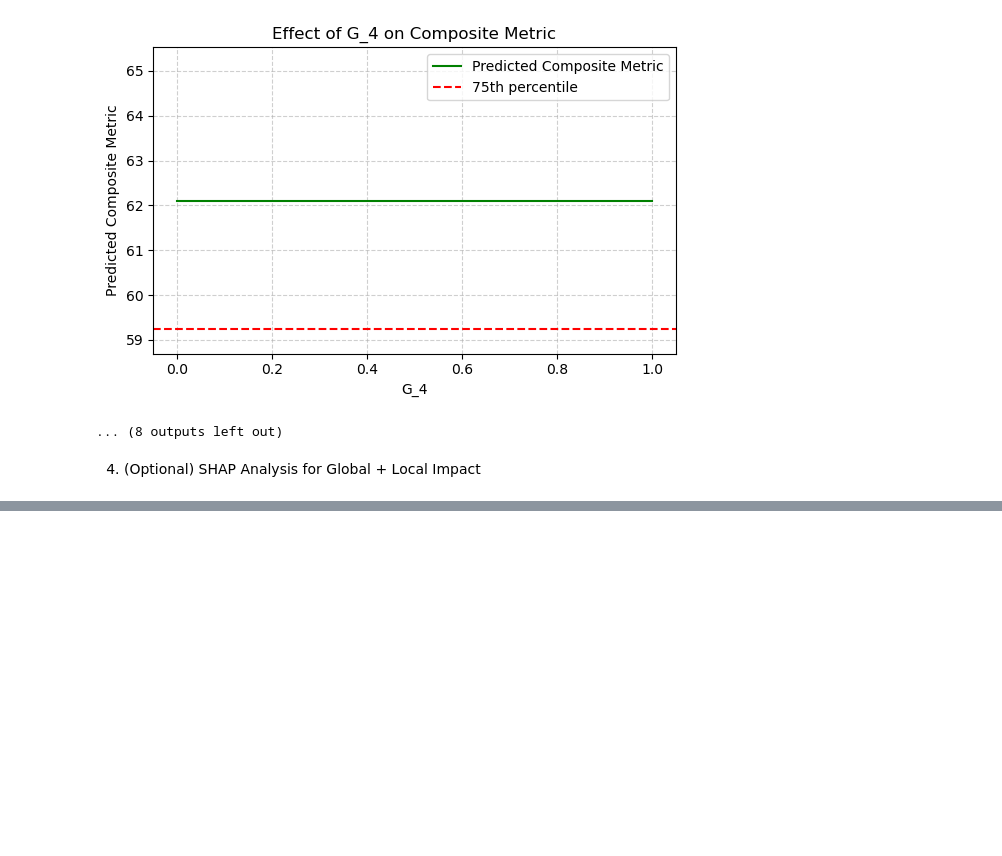
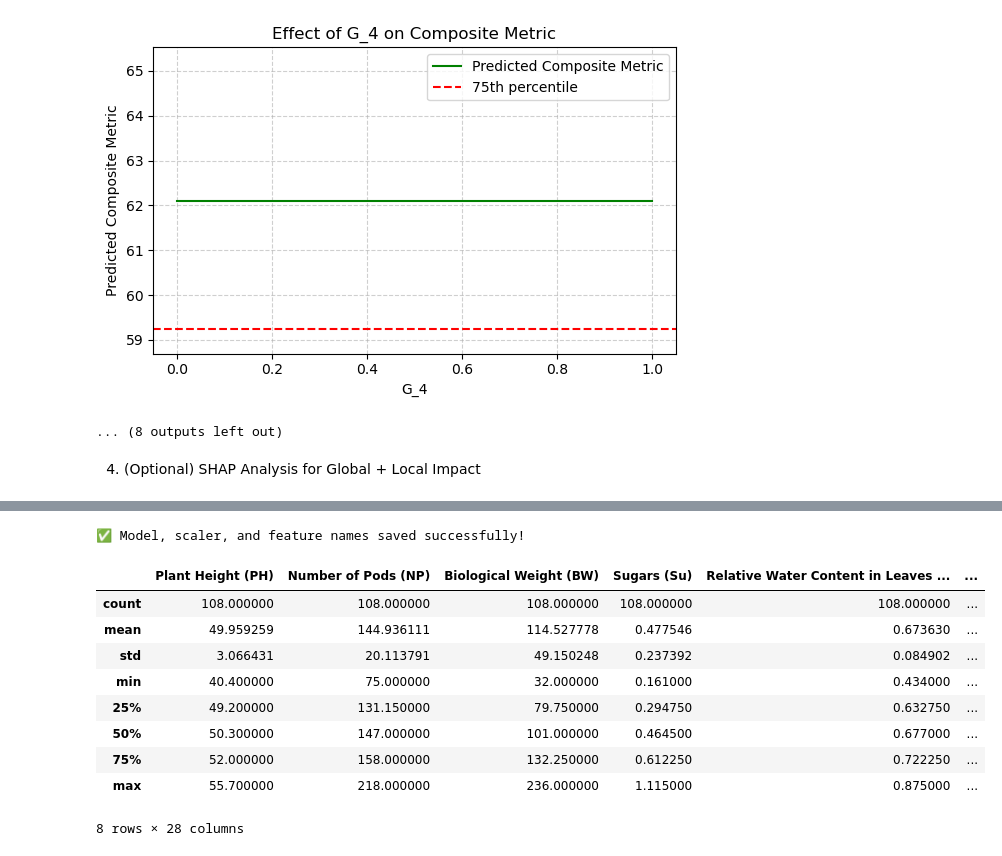
Before and after one commit to SP-2112/Advanced_Soybean_Agricultural_Dataset_Analysis_CS209_TermProject, a Jupyter notebook: Code_Notebooks/Optimal Conditions/10_Best_Parameters.ipynb, the cells around one changed output, grey strips where cells are left out. Cells and saved outputs as stored; diff of their text form; code cells hidden in the pictures; blank space fills up the shorter version.

```diff
--- a/Code_Notebooks/Optimal Conditions/10_Best_Parameters.ipynb
+++ b/Code_Notebooks/Optimal Conditions/10_Best_Parameters.ipynb
@@ -532,0 +623,24 @@ joblib.dump(scaler, "minmax_scaler_wyua_ppe.pkl")
+# %%
+# ---------------------------------------
+# 💾 5. Save Model, Scaler, and Feature Names
+# ---------------------------------------
+joblib.dump(reg, "regression_model_composite_yield.pkl")
+joblib.dump(scaler, "minmax_scaler_wyua_ppe.pkl")
+joblib.dump(X.columns.tolist(), "feature_names_expected.pkl")  # 🔁 NEW
+
+print("✅ Model, scaler, and feature names saved successfully!")
+# %% [output]
+✅ Model, scaler, and feature names saved successfully!
+# %%
+df_full.describe()
+# %% [output]
+|  | Plant Height (PH) | Number of Pods (NP) | Biological Weight (BW) | Sugars (Su) | Relative Water Content in Leaves ... | ... |
+| count | 108.000000 | 108.000000 | 108.000000 | 108.000000 | 108.000000 | ... |
+| mean | 49.959259 | 144.936111 | 114.527778 | 0.477546 | 0.673630 | ... |
+| std | 3.066431 | 20.113791 | 49.150248 | 0.237392 | 0.084902 | ... |
+| min | 40.400000 | 75.000000 | 32.000000 | 0.161000 | 0.434000 | ... |
+| 25% | 49.200000 | 131.150000 | 79.750000 | 0.294750 | 0.632750 | ... |
+| 50% | 50.300000 | 147.000000 | 101.000000 | 0.464500 | 0.677000 | ... |
+| 75% | 52.000000 | 158.000000 | 132.250000 | 0.612250 | 0.722250 | ... |
+| max | 55.700000 | 218.000000 | 236.000000 | 1.115000 | 0.875000 | ... |
+8 rows × 28 columns
```
Also changed, not shown: parts of 13 cells of this notebook, 9 other files.
